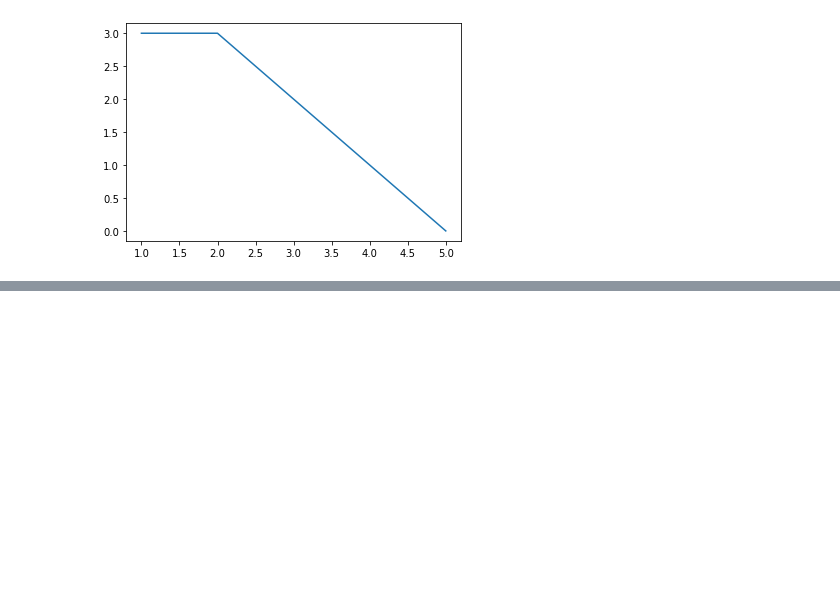
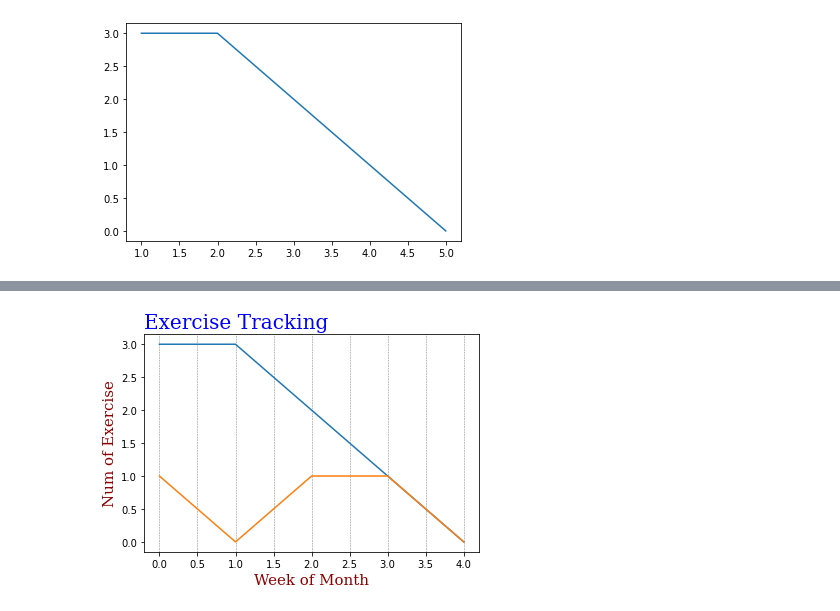
Before and after one commit to krystinli/Legoland, a Jupyter notebook: python/2022-03_Matplotlib.ipynb, the cells around one changed output, grey strips where cells are left out. Saved outputs shown, nothing was run; the diff lists cells and outputs as text; code cells hidden in the pictures; blank space fills up the shorter version.

```diff
--- a/python/2022-03_Matplotlib.ipynb
+++ b/python/2022-03_Matplotlib.ipynb
@@ -38,0 +69,21 @@ plt.plot(
+# %%
+# multiple lines
+plt.plot(df["Weekday_Total"])
+plt.plot(df["Weekend_Total"])
+
+# adding titles and labels
+font1 = {'family':'serif','color':'blue','size':20}
+font2 = {'family':'serif','color':'darkred','size':15}
+
+plt.title("Exercise Tracking", fontdict = font1, loc = 'left')
+plt.xlabel("Week of Month", fontdict = font2)
+plt.ylabel("Num of Exercise", fontdict = font2)
+
+plt.grid(
+    axis = 'x',
+    color = 'grey',
+    linestyle = '--',
+    linewidth = 0.5
+)
+# %% [output]
+[figure, added]
```
Also changed, not shown: parts of 7 cells of this notebook.
